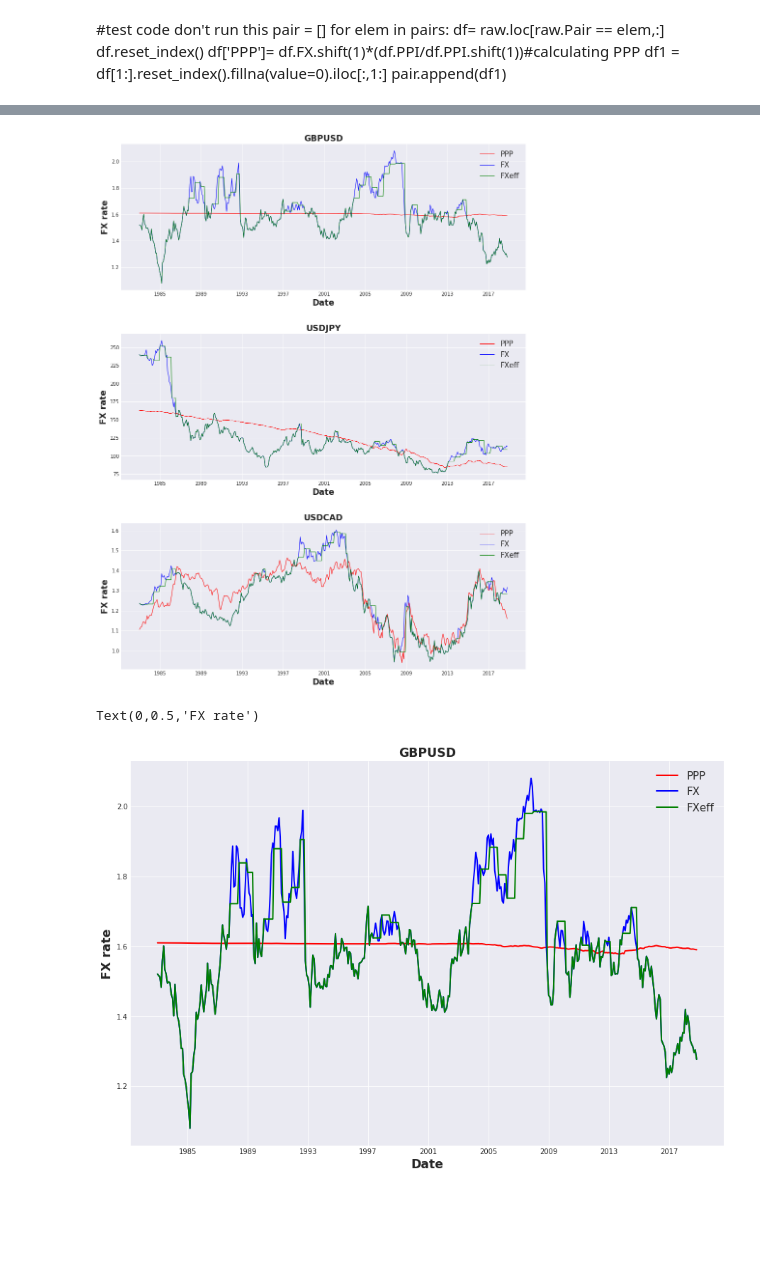
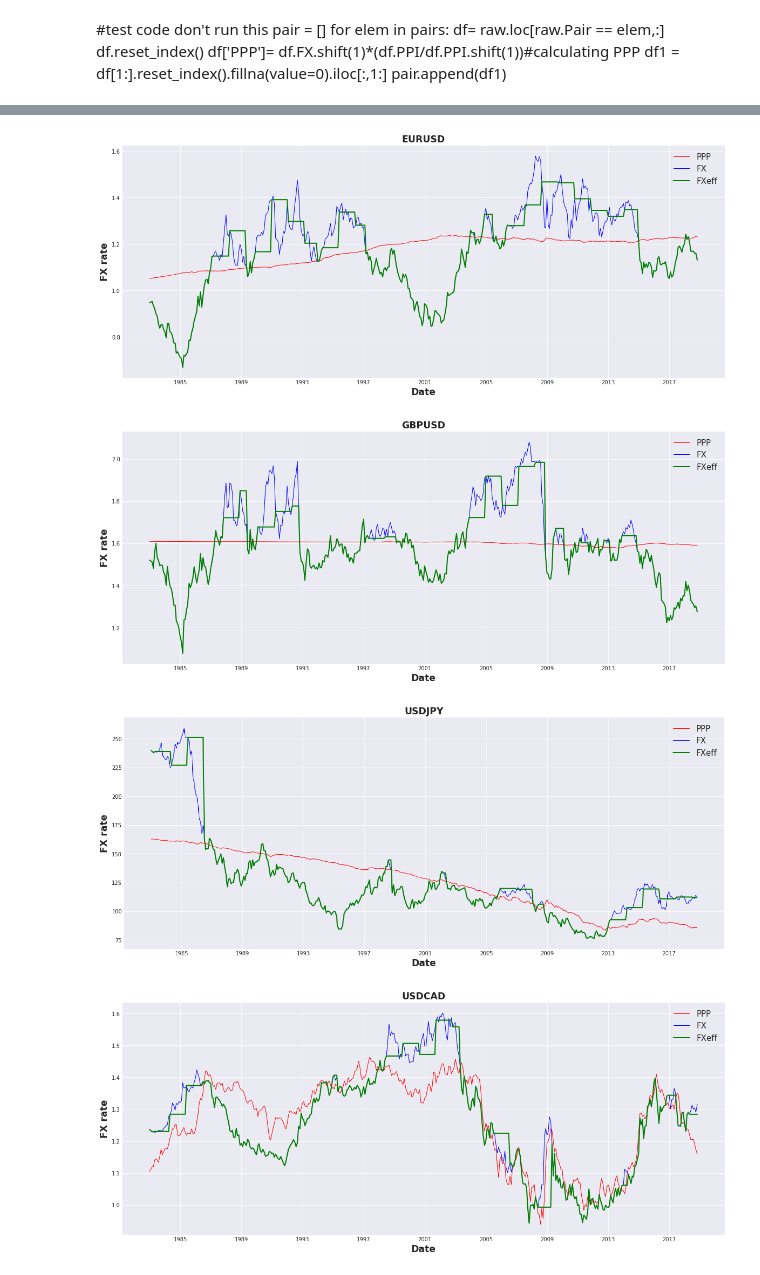
Before and after one commit to Tommy23Liu/assetpricing1, a Jupyter notebook: EAProj.ipynb, the cells around one changed output, grey strips where cells are left out. Cells and saved outputs as stored; diff of their text form; code cells hidden in the pictures; blank space fills up the shorter version.

```diff
--- a/EAProj.ipynb
+++ b/EAProj.ipynb
@@ -100,7 +100,7 @@ def hedge(df,t1,t2):
  def dfplot(ax,df):
     ax.plot(df.Dates,df.fitted,c='red',linewidth = 1,label='PPP')#
     ax.plot(df.Dates,df.FX,c='blue',linewidth = 1,label='FX')#
-    ax.plot(df.Dates,df.FX_eff,c='green',linewidth = 1,label='FXeff')#
+    ax.plot(df.Dates,df.FX_eff,c='green',linewidth = 2,label='FXeff')#
     ax.set_title(df.Pair[0],fontsize ='xx-large', fontweight ='bold')#
 
     ax.legend(loc='upper right',prop={'size': 15})
@@ -152,28 +109,21 @@ Text(0,0.5,'FX rate')
-# %%
-fig = plt.figure(figsize = (15,20))
-ax1=fig.add_subplot(3,1,1)
-ax2=fig.add_subplot(3,1,2)
-ax3=fig.add_subplot(3,1,3)
-dfplot(ax1,rr1)
-dfplot(ax2,rr2)
-dfplot(ax3,rr3)
-plt.subplots_adjust(hspace=0.3,wspace=0.5)
-# %% [output]
-[figure, removed]
-# %%
-#plot
-sns.set_style('darkgrid')
-fig = plt.figure(figsize = (15,10))
-ax=fig.add_subplot(1,1,1)
-
-ax.plot(rr1.Dates,rr1.fitted,c='red',linewidth = 2,label='PPP')#
-ax.plot(rr1.Dates,rr1.FX,c='blue',linewidth = 2,label='FX')#
-ax.plot(rr1.Dates,rr1.FX_eff,c='green',linewidth = 2,label='FXeff')#
-ax.set_title(rr1.Pair[0],fontsize ='xx-large', fontweight ='bold')#
-
-ax.legend(loc='upper right',prop={'size': 15})
-ax.set_xlabel('Date',fontsize ='xx-large', fontweight ='bold')
-ax.set_ylabel('FX rate', rotation = 90, fontsize ='xx-large',fontweight='bold')
-# %% [output]
-Text(0,0.5,'FX rate')
-[figure, removed]
+# %%
+#hedging all pairs:
+hedged = []
+for p in pair[:-1]:
+    hedged.append(hedge(pre_h(p),3,12))
+# %%
+#plotting
+sns.set_style('darkgrid')
+
+i = 1
+for h in hedged:
+    fig = plt.figure(figsize = (20,80))
+    ax = fig.add_subplot(8,1,i)
+    dfplot(ax,h)
+    i+= 1
+    plt.subplots_adjust(hspace=0.3,wspace=0.5)
+# %% [output]
+[figure, added]
+[figure, added]
+[figure, added]
+[figure, added]
```
Also changed, not shown: parts of 9 cells of this notebook.
